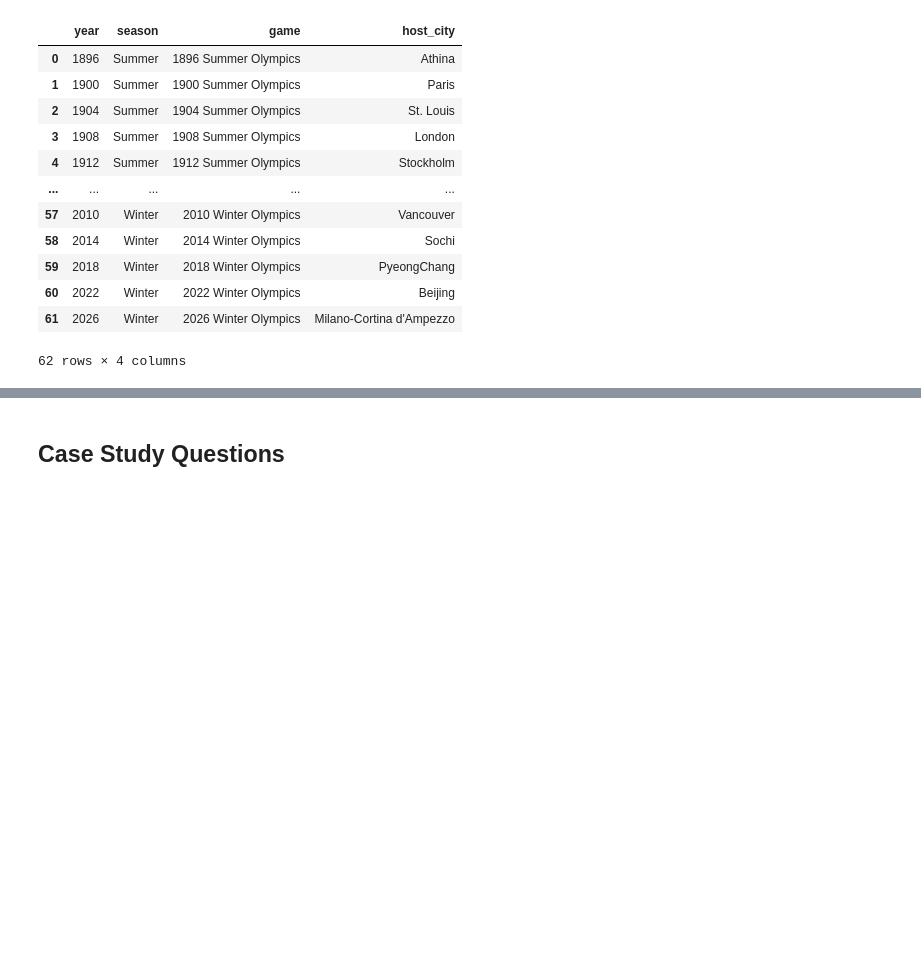
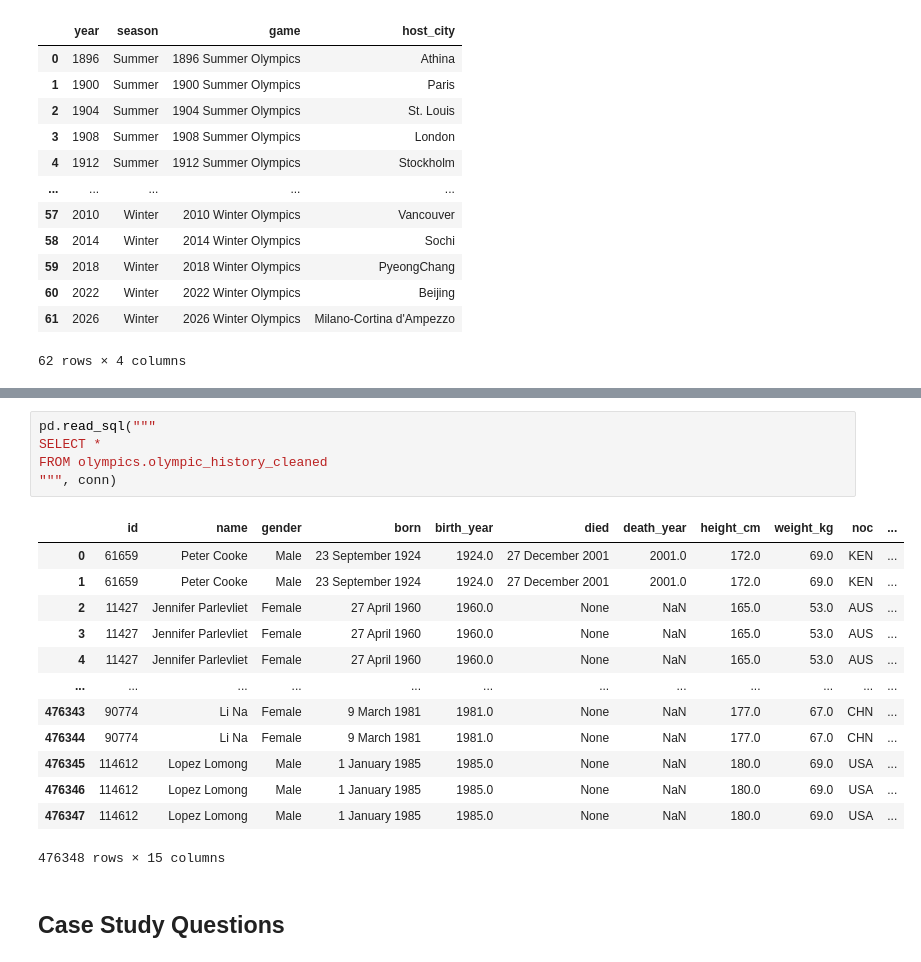
Before and after one commit to chanronnie/Olympics, a Jupyter notebook: analysis/olympics_analysis.ipynb, the cells around one changed output, grey strips where cells are left out. Drawn from its saved outputs; the diff is of its cells as text; blank space fills up the shorter version.

```diff
--- a/analysis/olympics_analysis.ipynb
+++ b/analysis/olympics_analysis.ipynb
@@ -86,3 +182,22 @@ ORDER BY occurence DESC
+# %%
+pd.read_sql("""
+SELECT *
+FROM olympics.olympic_history_cleaned
+""", conn)
+# %% [output]
+|  | id | name | gender | born | birth_year | died | death_year | height_cm | weight_kg | noc | ... |
+| 0 | 61659 | Peter Cooke | Male | 23 September 1924 | 1924.0 | 27 December 2001 | 2001.0 | 172.0 | 69.0 | KEN | ... |
+| 1 | 61659 | Peter Cooke | Male | 23 September 1924 | 1924.0 | 27 December 2001 | 2001.0 | 172.0 | 69.0 | KEN | ... |
+| 2 | 11427 | Jennifer Parlevliet | Female | 27 April 1960 | 1960.0 | None | NaN | 165.0 | 53.0 | AUS | ... |
+| 3 | 11427 | Jennifer Parlevliet | Female | 27 April 1960 | 1960.0 | None | NaN | 165.0 | 53.0 | AUS | ... |
+| 4 | 11427 | Jennifer Parlevliet | Female | 27 April 1960 | 1960.0 | None | NaN | 165.0 | 53.0 | AUS | ... |
+| ... | ... | ... | ... | ... | ... | ... | ... | ... | ... | ... | ... |
+| 476343 | 90774 | Li Na | Female | 9 March 1981 | 1981.0 | None | NaN | 177.0 | 67.0 | CHN | ... |
+| 476344 | 90774 | Li Na | Female | 9 March 1981 | 1981.0 | None | NaN | 177.0 | 67.0 | CHN | ... |
+| 476345 | 114612 | Lopez Lomong | Male | 1 January 1985 | 1985.0 | None | NaN | 180.0 | 69.0 | USA | ... |
+| 476346 | 114612 | Lopez Lomong | Male | 1 January 1985 | 1985.0 | None | NaN | 180.0 | 69.0 | USA | ... |
+| 476347 | 114612 | Lopez Lomong | Male | 1 January 1985 | 1985.0 | None | NaN | 180.0 | 69.0 | USA | ... |
+476348 rows × 15 columns
 # %% [markdown]
 ## Case Study Questions
 # %% [markdown]
```
Also changed, not shown: parts of 25 cells of this notebook.
